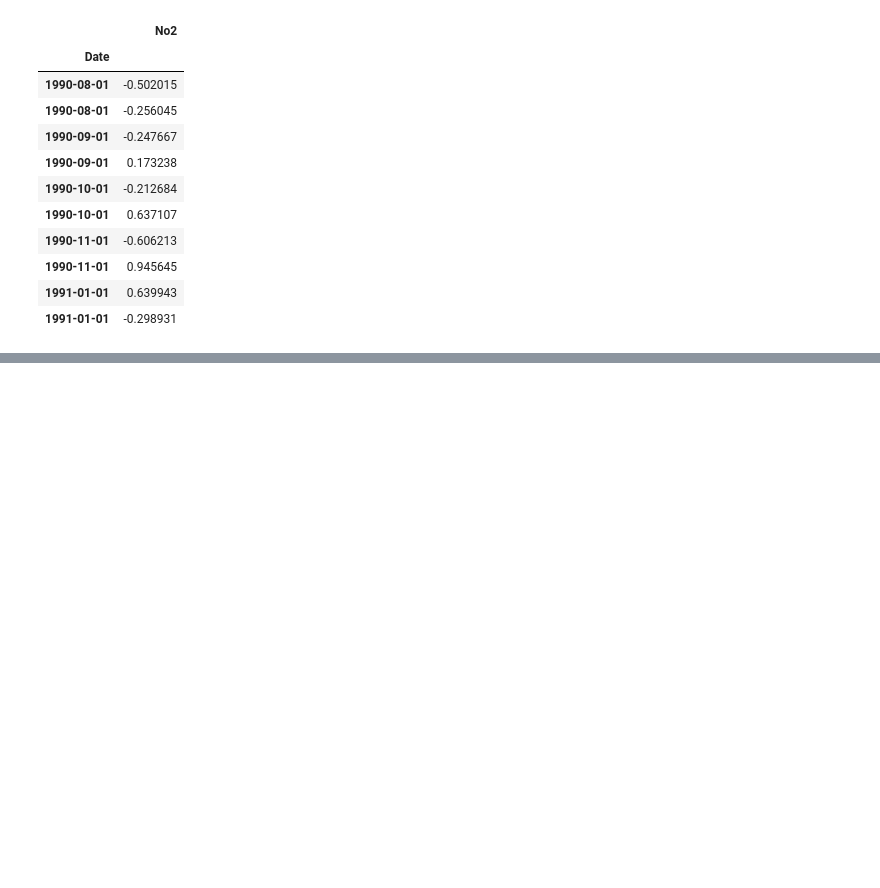
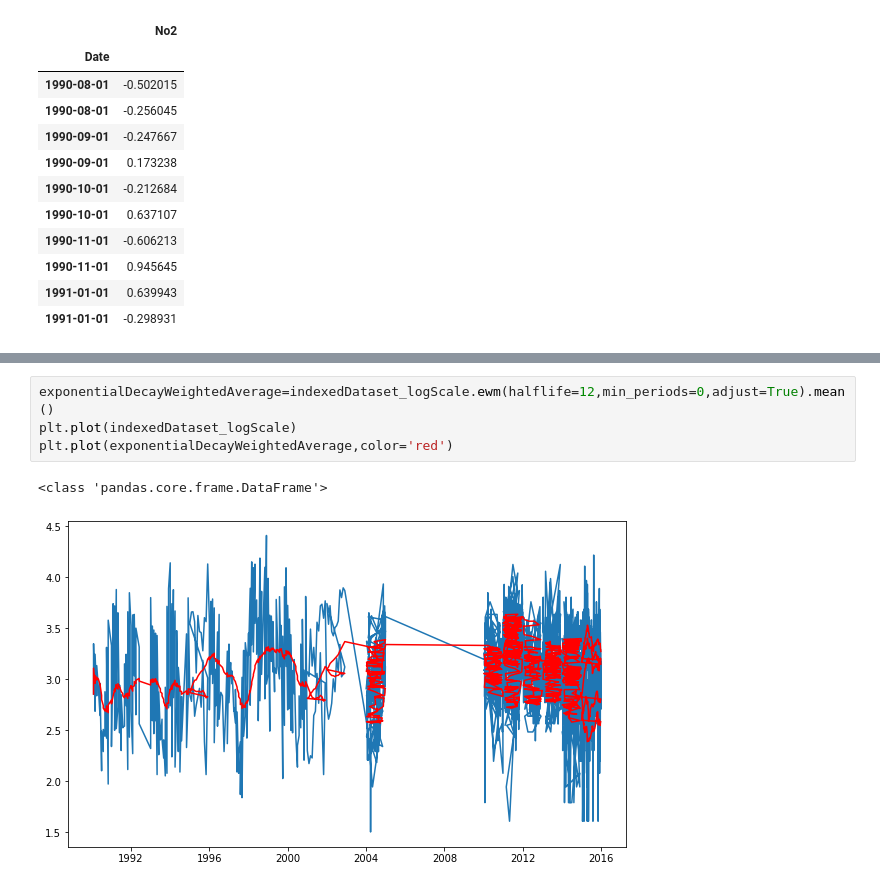
Before and after one commit to poojagopu/AirPollutionPrediction, a Jupyter notebook: code.ipynb, the cells around one changed output, grey strips where cells are left out. Saved outputs shown, nothing was run; the diff lists cells and outputs as text; blank space fills up the shorter version.

```diff
--- a/code.ipynb
+++ b/code.ipynb
@@ -130,0 +167,7 @@ datasetLogScaleMinusMovingAverage.head(10)
+# %%
+exponentialDecayWeightedAverage=indexedDataset_logScale.ewm(halflife=12,min_periods=0,adjust=True).mean()
+plt.plot(indexedDataset_logScale)
+plt.plot(exponentialDecayWeightedAverage,color='red')
+# %% [output]
+<class 'pandas.core.frame.DataFrame'>
+[figure, added]
```
Also changed, not shown: parts of 6 cells of this notebook.
